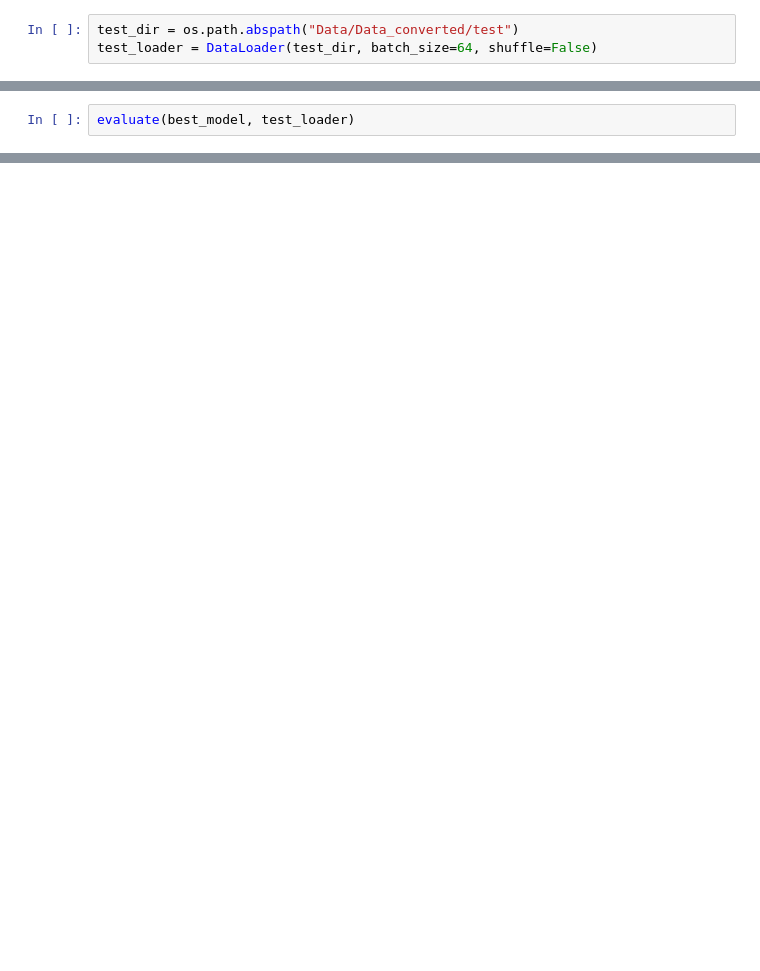
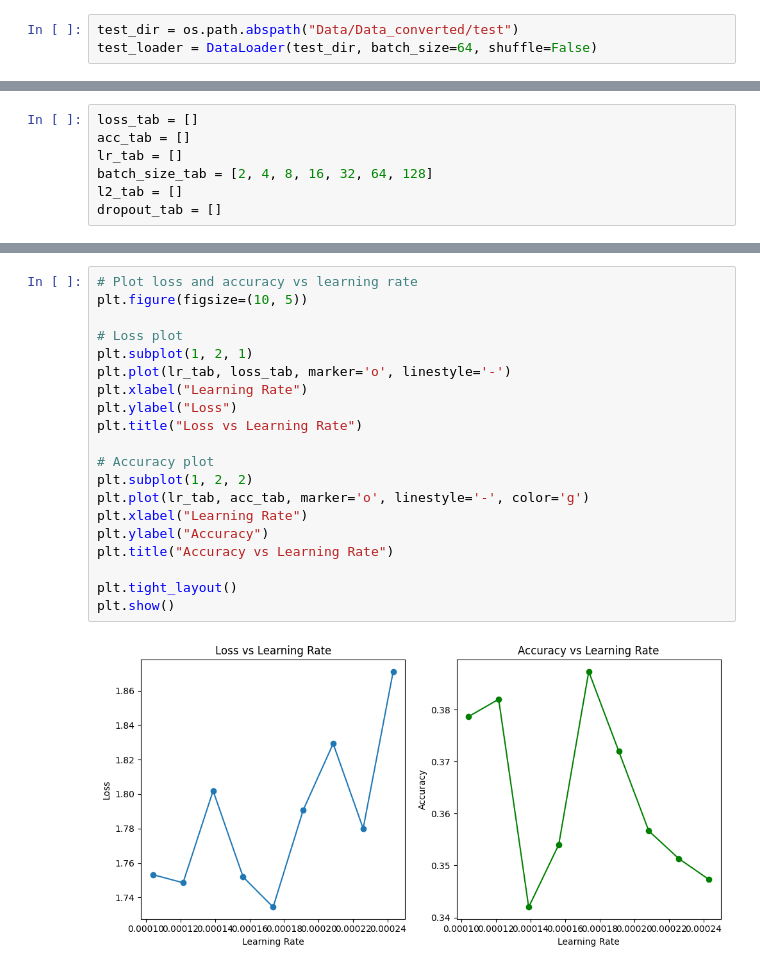
Before and after one commit to Ja-Gk-00/DeepLearning, a Jupyter notebook: Project_I/TrainFineTuning.ipynb, the cells around one changed output, grey strips where cells are left out. Saved outputs shown, nothing was run; the diff lists cells and outputs as text; blank space fills up the shorter version.

Commit message:
Fixed Tunning of parameters, added plots of changing parameters

```diff
--- a/Project_I/TrainFineTuning.ipynb
+++ b/Project_I/TrainFineTuning.ipynb
@@ -338,2 +346,7 @@ Epoch 10/10 - Train loss: 0.1635, Train acc: 0.9667 | Val loss: 1.7338, Val acc:
 # %%
-evaluate(best_model, test_loader)
+loss_tab = []
+acc_tab = []
+lr_tab = []
+batch_size_tab = [2, 4, 8, 16, 32, 64, 128]
+l2_tab = []
+dropout_tab = []
@@ -549,0 +362,22 @@ Best hyperparameters: {'lr': 0.00018200858061700662, 'batch_size': 64, 'l2_lambd
+# %%
+# Plot loss and accuracy vs learning rate
+plt.figure(figsize=(10, 5))
+
+# Loss plot
+plt.subplot(1, 2, 1)
+plt.plot(lr_tab, loss_tab, marker='o', linestyle='-')
+plt.xlabel("Learning Rate")
+plt.ylabel("Loss")
+plt.title("Loss vs Learning Rate")
+
+# Accuracy plot
+plt.subplot(1, 2, 2)
+plt.plot(lr_tab, acc_tab, marker='o', linestyle='-', color='g')
+plt.xlabel("Learning Rate")
+plt.ylabel("Accuracy")
+plt.title("Accuracy vs Learning Rate")
+
+plt.tight_layout()
+plt.show()
+# %% [output]
+[figure, added]
```
Also changed, not shown: parts of 16 cells of this notebook.
